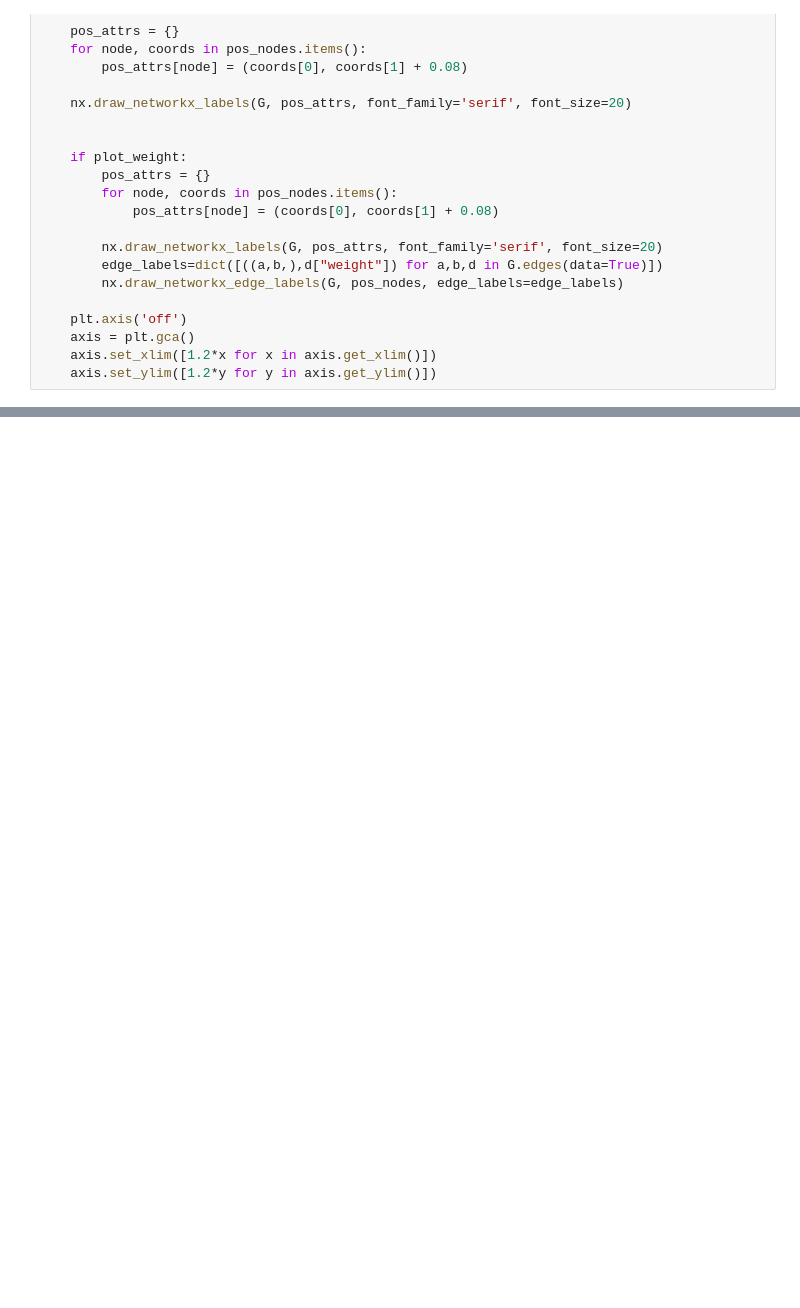
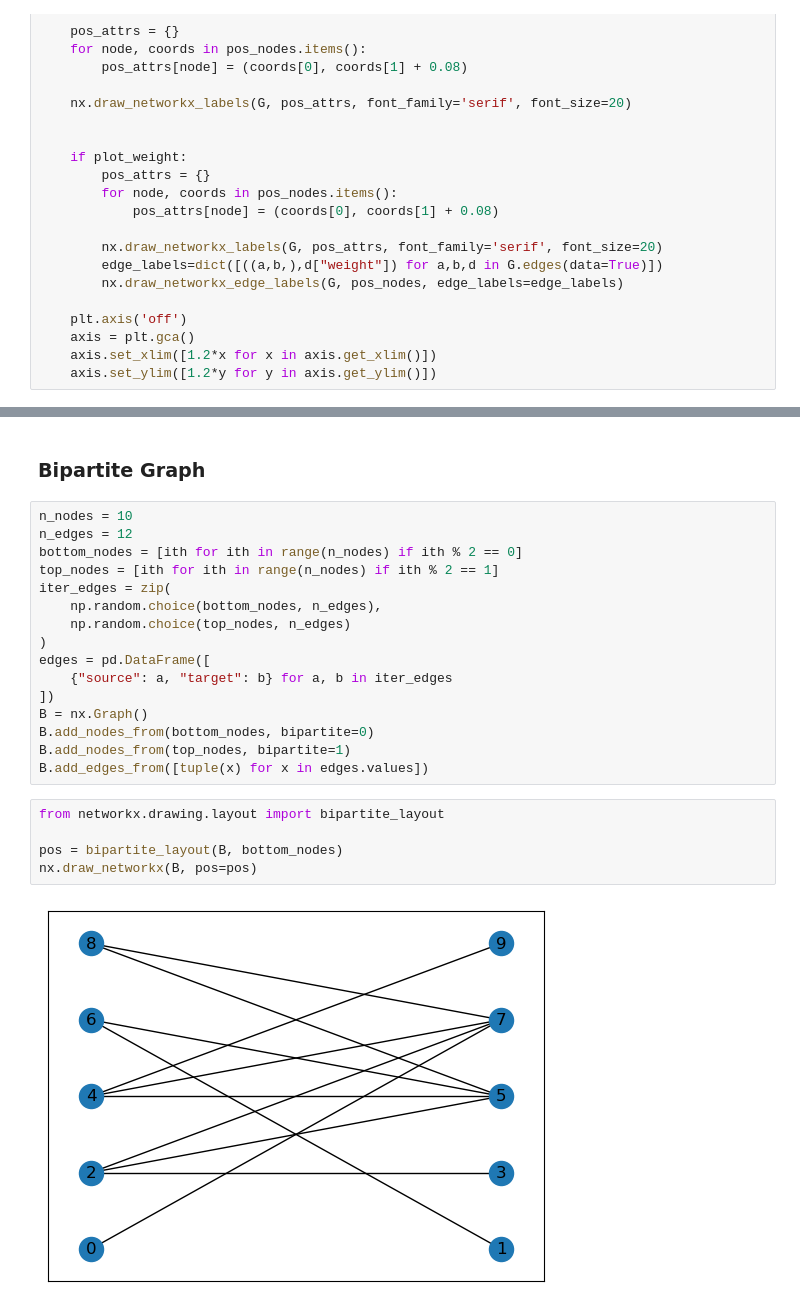
Before and after one commit to Gil-jung/GraphML, a Jupyter notebook: Chapter01/01_Introduction_Netrowkx.ipynb, the cells around one changed output, grey strips where cells are left out. Drawn from its saved outputs; the diff is of its cells as text; blank space fills up the shorter version.

```diff
--- a/Chapter01/01_Introduction_Netrowkx.ipynb
+++ b/Chapter01/01_Introduction_Netrowkx.ipynb
@@ -62,0 +177,25 @@ E = [('Milan', 'Dublin'), ('Milan', 'Paris'), ('Milan', 'Rome'), ('Paris', 'Dubl
+# %% [markdown]
+### Bipartite Graph
+# %%
+n_nodes = 10
+n_edges = 12
+bottom_nodes = [ith for ith in range(n_nodes) if ith % 2 == 0]
+top_nodes = [ith for ith in range(n_nodes) if ith % 2 == 1]
+iter_edges = zip(
+    np.random.choice(bottom_nodes, n_edges),
+    np.random.choice(top_nodes, n_edges)
+)
+edges = pd.DataFrame([
+    {"source": a, "target": b} for a, b in iter_edges
+])
+B = nx.Graph()
+B.add_nodes_from(bottom_nodes, bipartite=0)
+B.add_nodes_from(top_nodes, bipartite=1)
+B.add_edges_from([tuple(x) for x in edges.values])
+# %%
+from networkx.drawing.layout import bipartite_layout
+
+pos = bipartite_layout(B, bottom_nodes)
+nx.draw_networkx(B, pos=pos)
+# %% [output]
+[figure, added]
```
Also changed, not shown: parts of 19 cells of this notebook, 5 other files.
